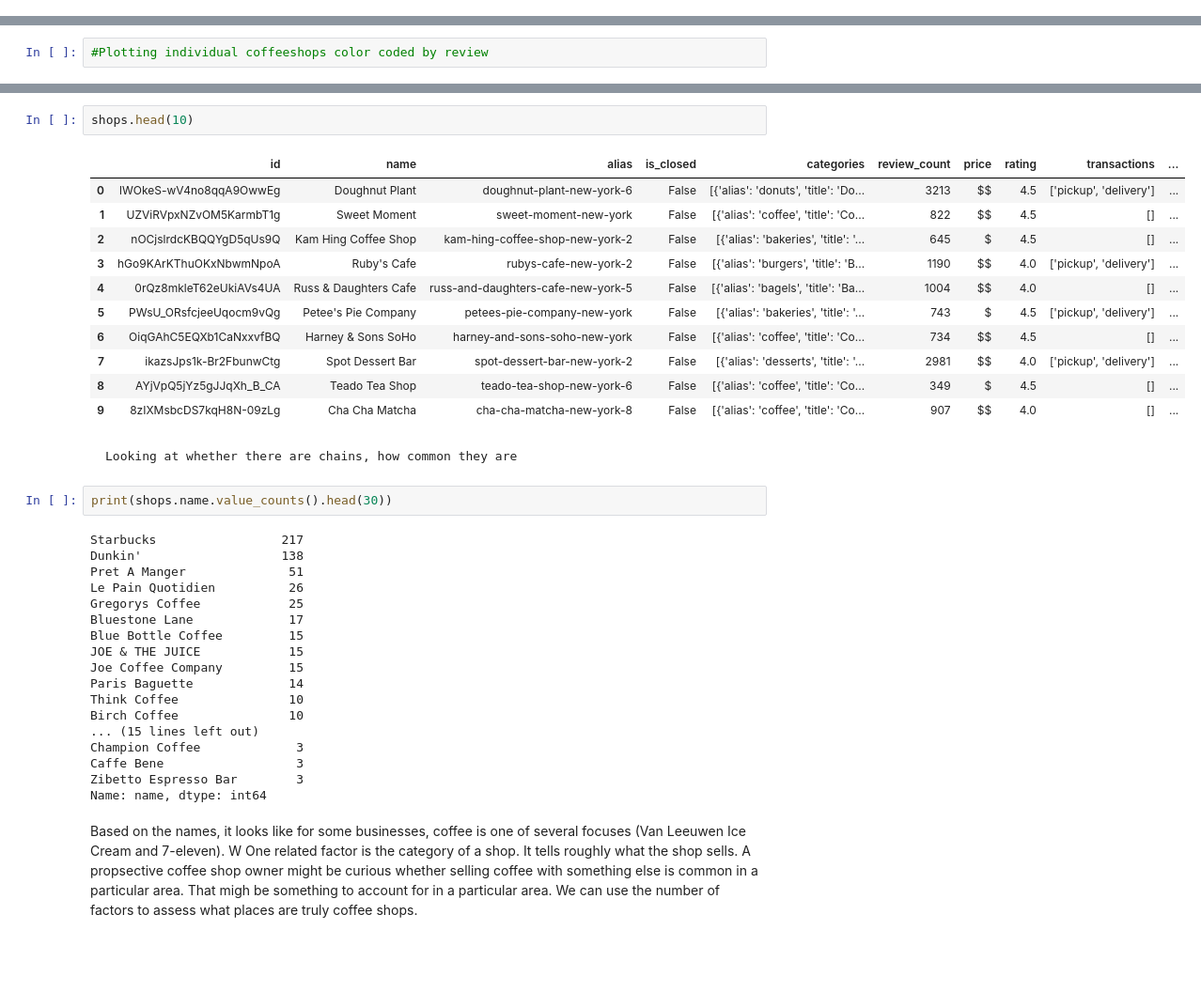
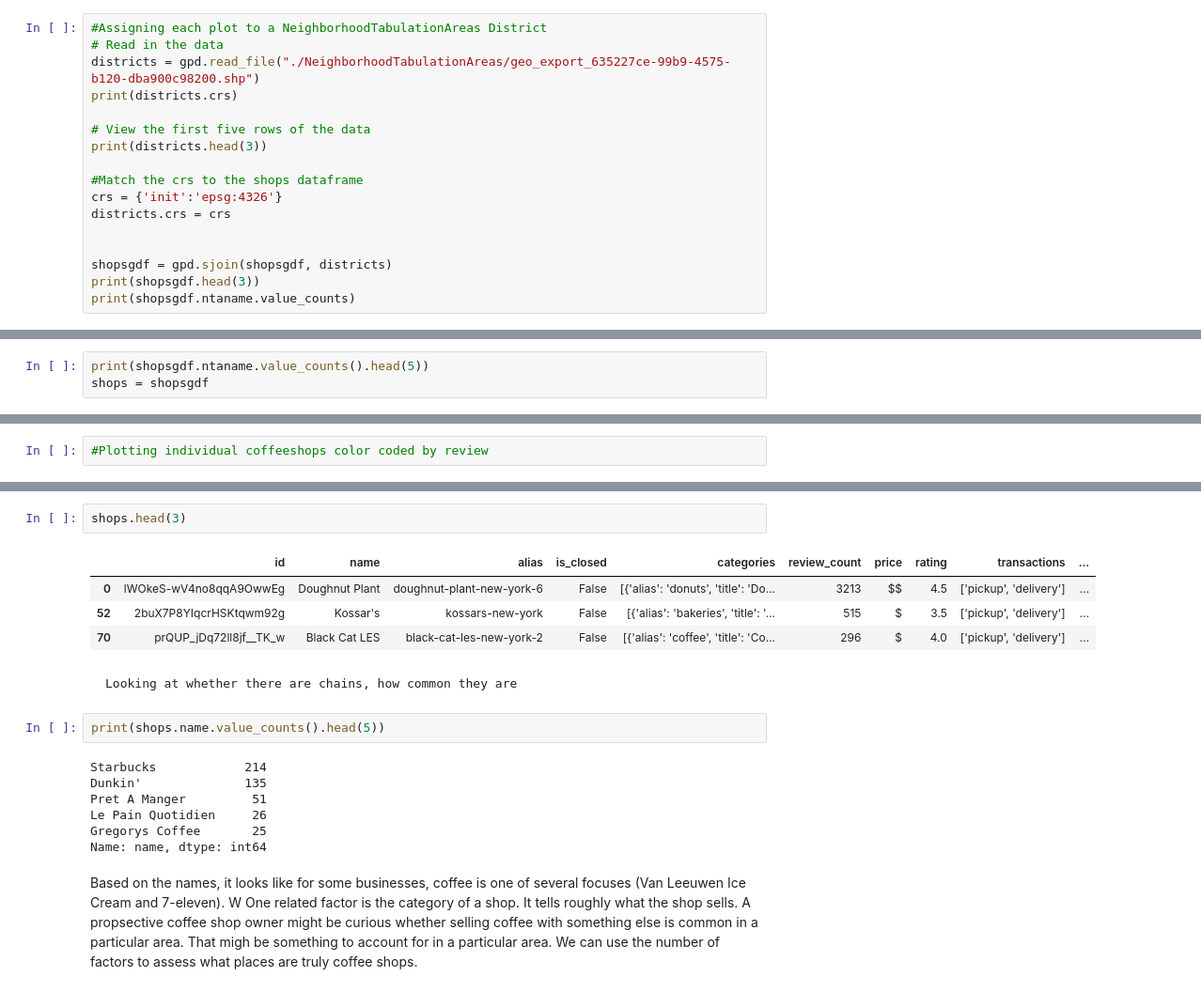
Before and after one commit to thomasyounghi/TY-InsightProject, a Jupyter notebook: EDAandDataCleaning.ipynb, the cells around one changed output, grey strips where cells are left out. Shown at 94% size. Saved outputs shown, nothing was run; the diff lists cells and outputs as text; blank space fills up the shorter version.

Commit message:
added geographic nta codes for NY to shop information

```diff
--- a/EDAandDataCleaning.ipynb
+++ b/EDAandDataCleaning.ipynb
@@ -137,0 +157,17 @@ shopsgdf.plot(color='maroon',markersize=1,ax=ax)
+# %%
+#Assigning each plot to a NeighborhoodTabulationAreas District
+# Read in the data
+districts = gpd.read_file("./NeighborhoodTabulationAreas/geo_export_635227ce-99b9-4575-b120-dba900c98200.shp")
+print(districts.crs)
+
+# View the first five rows of the data
+print(districts.head(3))
+
+#Match the crs to the shops dataframe
+crs = {'init':'epsg:4326'}
+districts.crs = crs
+
+
+shopsgdf = gpd.sjoin(shopsgdf, districts)
+print(shopsgdf.head(3))
+print(shopsgdf.ntaname.value_counts)
@@ -137,0 +203,3 @@ shopsgdf.plot(color='maroon',markersize=1,ax=ax)
+# %%
+print(shopsgdf.ntaname.value_counts().head(5))
+shops = shopsgdf
@@ -213,40 +287,22 @@ m_1
 # %% [output]
 [interactive output not drawn]
 # %%
-shops.head(10)
+shops.head(3)
 # %% [output]
 |  | id | name | alias | is_closed | categories | review_count | price | rating | transactions | ... |
 | 0 | lWOkeS-wV4no8qqA9OwwEg | Doughnut Plant | doughnut-plant-new-york-6 | False | [{'alias': 'donuts', 'title': 'Do... | 3213 | $$ | 4.5 | ['pickup', 'delivery'] | ... |
-| 1 | UZViRVpxNZvOM5KarmbT1g | Sweet Moment | sweet-moment-new-york | False | [{'alias': 'coffee', 'title': 'Co... | 822 | $$ | 4.5 | [] | ... |
-| 2 | nOCjslrdcKBQQYgD5qUs9Q | Kam Hing Coffee Shop | kam-hing-coffee-shop-new-york-2 | False | [{'alias': 'bakeries', 'title': '... | 645 | $ | 4.5 | [] | ... |
-| 3 | hGo9KArKThuOKxNbwmNpoA | Ruby's Cafe | rubys-cafe-new-york-2 | False | [{'alias': 'burgers', 'title': 'B... | 1190 | $$ | 4.0 | ['pickup', 'delivery'] | ... |
-| 4 | 0rQz8mkleT62eUkiAVs4UA | Russ & Daughters Cafe | russ-and-daughters-cafe-new-york-5 | False | [{'alias': 'bagels', 'title': 'Ba... | 1004 | $$ | 4.0 | [] | ... |
-| 5 | PWsU_ORsfcjeeUqocm9vQg | Petee's Pie Company | petees-pie-company-new-york | False | [{'alias': 'bakeries', 'title': '... | 743 | $ | 4.5 | ['pickup', 'delivery'] | ... |
-| 6 | OiqGAhC5EQXb1CaNxxvfBQ | Harney & Sons SoHo | harney-and-sons-soho-new-york | False | [{'alias': 'coffee', 'title': 'Co... | 734 | $$ | 4.5 | [] | ... |
-| 7 | ikazsJps1k-Br2FbunwCtg | Spot Dessert Bar | spot-dessert-bar-new-york-2 | False | [{'alias': 'desserts', 'title': '... | 2981 | $$ | 4.0 | ['pickup', 'delivery'] | ... |
-| 8 | AYjVpQ5jYz5gJJqXh_B_CA | Teado Tea Shop | teado-tea-shop-new-york-6 | False | [{'alias': 'coffee', 'title': 'Co... | 349 | $ | 4.5 | [] | ... |
-| 9 | 8zIXMsbcDS7kqH8N-09zLg | Cha Cha Matcha | cha-cha-matcha-new-york-8 | False | [{'alias': 'coffee', 'title': 'Co... | 907 | $$ | 4.0 | [] | ... |
+| 52 | 2buX7P8YIqcrHSKtqwm92g | Kossar's | kossars-new-york | False | [{'alias': 'bakeries', 'title': '... | 515 | $ | 3.5 | ['pickup', 'delivery'] | ... |
+| 70 | prQUP_jDq72ll8jf__TK_w | Black Cat LES | black-cat-les-new-york-2 | False | [{'alias': 'coffee', 'title': 'Co... | 296 | $ | 4.0 | ['pickup', 'delivery'] | ... |
 # %% [markdown]
     Looking at whether there are chains, how common they are
 # %%
-print(shops.name.value_counts().head(30))
+print(shops.name.value_counts().head(5))
 # %% [output]
-Starbucks                 217
-Dunkin'                   138
-Pret A Manger              51
-Le Pain Quotidien          26
-Gregorys Coffee            25
-Bluestone Lane             17
-Blue Bottle Coffee         15
-JOE & THE JUICE            15
-Joe Coffee Company         15
-Paris Baguette             14
-Think Coffee               10
-Birch Coffee               10
-... (15 lines left out)
-Champion Coffee             3
-Caffe Bene                  3
-Zibetto Espresso Bar        3
+Starbucks            214
+Dunkin'              135
+Pret A Manger         51
+Le Pain Quotidien     26
+Gregorys Coffee       25
 Name: name, dtype: int64
 # %% [markdown]
 Based on the names, it looks like for some businesses, coffee is one of several focuses (Van Leeuwen Ice Cream and 7-eleven).  W
```
Also changed, not shown: parts of 18 cells of this notebook.
